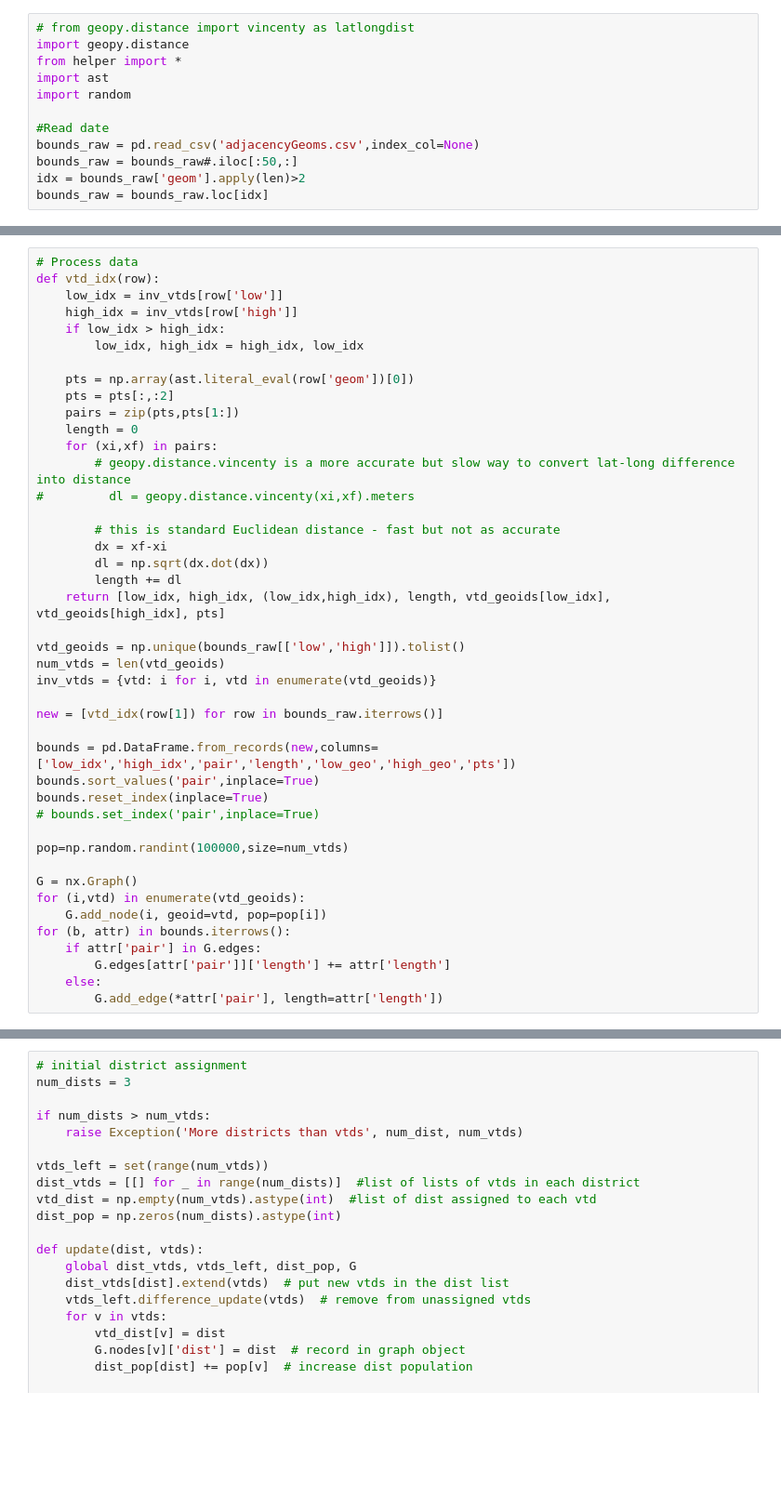
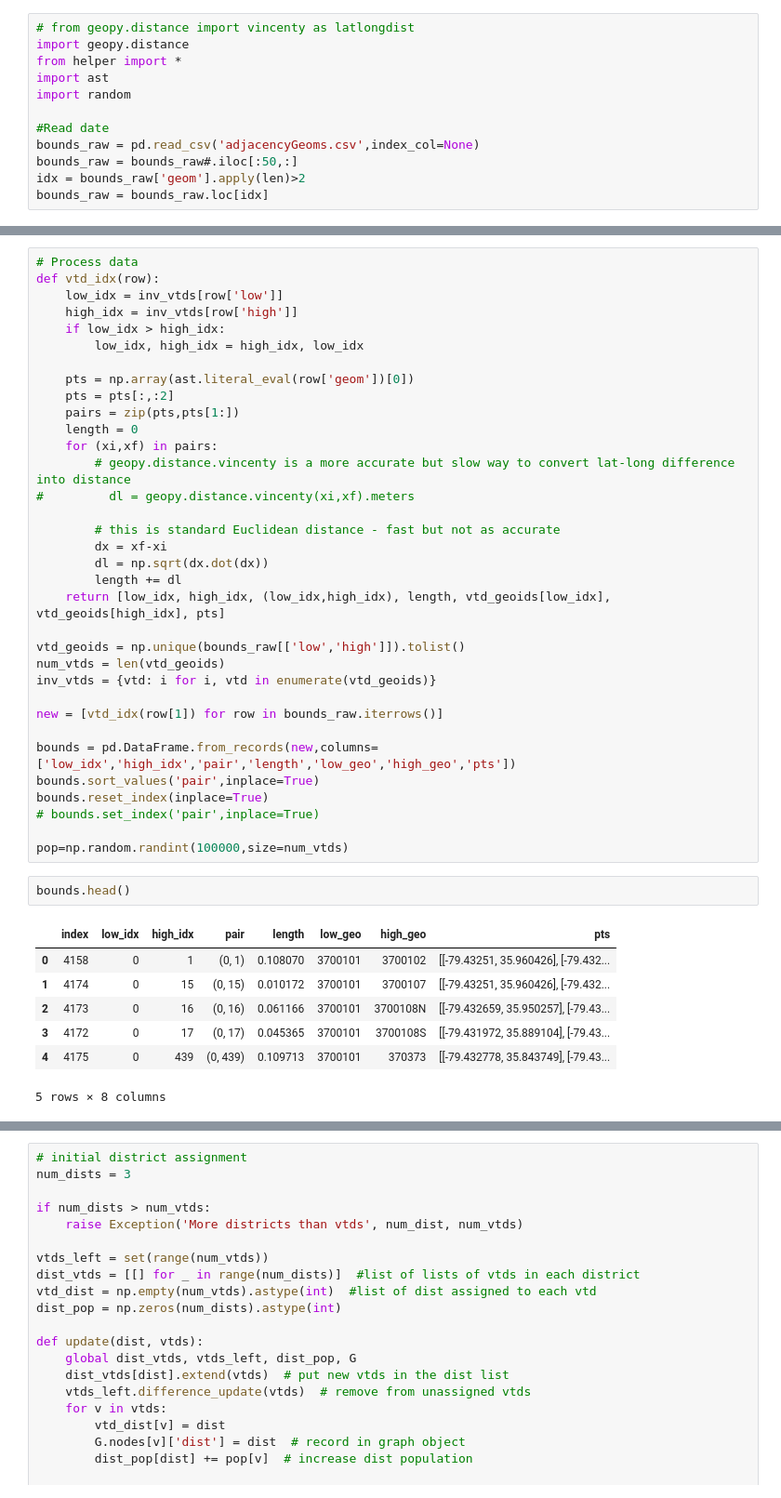
Before and after one commit to psward/Gerrymandering, a Jupyter notebook: MCMC_gerrymandering.ipynb, the cells around one changed output, grey strips where cells are left out. Shown: that part at 93% size. Saved outputs shown, nothing was run; the diff lists cells and outputs as text; blank space fills up the shorter version.

```diff
--- a/MCMC_gerrymandering.ipynb
+++ b/MCMC_gerrymandering.ipynb
@@ -44,12 +59,13 @@ bounds.reset_index(inplace=True)
 # bounds.set_index('pair',inplace=True)
 
 pop=np.random.randint(100000,size=num_vtds)
-
-G = nx.Graph()
-for (i,vtd) in enumerate(vtd_geoids):
-    G.add_node(i, geoid=vtd, pop=pop[i])
-for (b, attr) in bounds.iterrows():
-    if attr['pair'] in G.edges:
-        G.edges[attr['pair']]['length'] += attr['length']
-    else:
-        G.add_edge(*attr['pair'], length=attr['length'])
+# %%
+bounds.head()
+# %% [output]
+|  | index | low_idx | high_idx | pair | length | low_geo | high_geo | pts |
+| 0 | 4158 | 0 | 1 | (0, 1) | 0.108070 | 3700101 | 3700102 | [[-79.43251, 35.960426], [-79.432... |
+| 1 | 4174 | 0 | 15 | (0, 15) | 0.010172 | 3700101 | 3700107 | [[-79.43251, 35.960426], [-79.432... |
+| 2 | 4173 | 0 | 16 | (0, 16) | 0.061166 | 3700101 | 3700108N | [[-79.432659, 35.950257], [-79.43... |
+| 3 | 4172 | 0 | 17 | (0, 17) | 0.045365 | 3700101 | 3700108S | [[-79.431972, 35.889104], [-79.43... |
+| 4 | 4175 | 0 | 439 | (0, 439) | 0.109713 | 3700101 | 370373 | [[-79.432778, 35.843749], [-79.43... |
+5 rows × 8 columns
```
Also changed, not shown: parts of 6 cells of this notebook.
